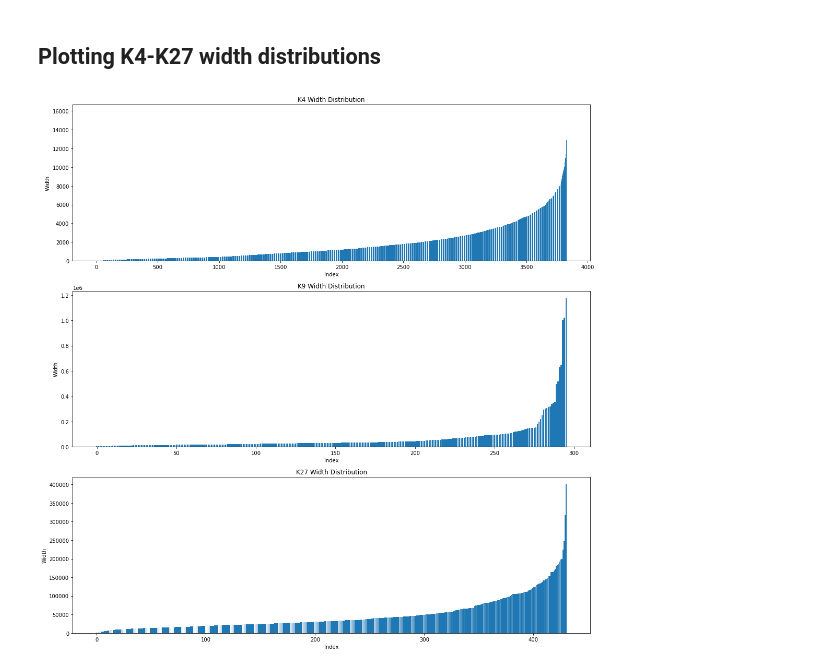
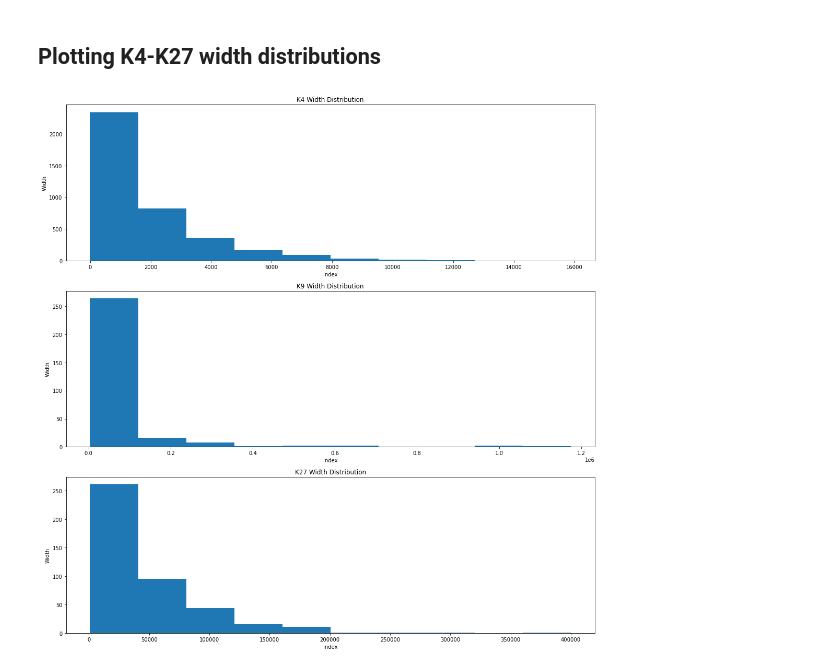
Before and after one commit to radhikajangi/qbb2020-answers, a Jupyter notebook: day1-lunch/lunch-exercise-2.ipynb, the cells around one changed output. Saved outputs shown, nothing was run; the diff lists cells and outputs as text; code cells hidden in the pictures.

Commit message:
Changed width distribution to histograms

```diff
--- a/day1-lunch/lunch-exercise-2.ipynb
+++ b/day1-lunch/lunch-exercise-2.ipynb
@@ -196,26 +196,26 @@ Name: width, Length: 296, dtype: int64
 ## Plotting K4-K27 width distributions
 # %%
 fig, ax = plt.subplots(3,figsize=(15,15))
-ax[0].bar(w_4.index, sorted(w_4))
+ax[0].hist(w_4)
 ax[0].set_title( "K4 Width Distribution" )
 ax[0].set_xlabel( "Index" )
 ax[0].set_ylabel( "Width" )
 
-ax[1].bar(w_9.index, sorted(w_9))
+ax[1].hist(w_9)
 ax[1].set_title( "K9 Width Distribution" )
 ax[1].set_xlabel( "Index" )
 ax[1].set_ylabel( "Width" )
 
-ax[2].bar(w_27.index, sorted(w_27))
+ax[2].hist(w_27)
 ax[2].set_title( "K27 Width Distribution" )
 ax[2].set_xlabel( "Index" )
 ax[2].set_ylabel( "Width" )
 
 #plt.xlabel('Chromosomes')
 #plt.ylabel('Reads')
 
 fig.tight_layout()
 
 plt.show()
 # %% [output]
-[figure, old version]
+[figure, new version]
```
